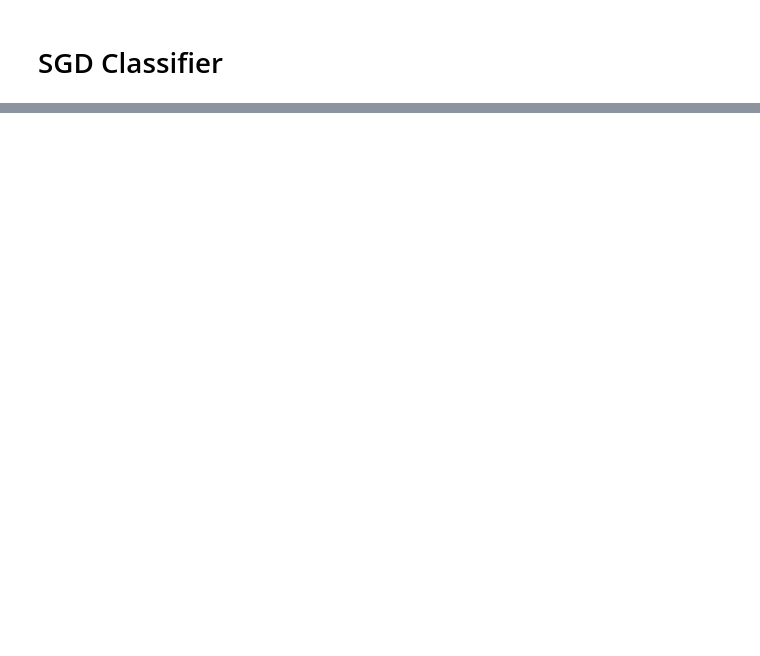
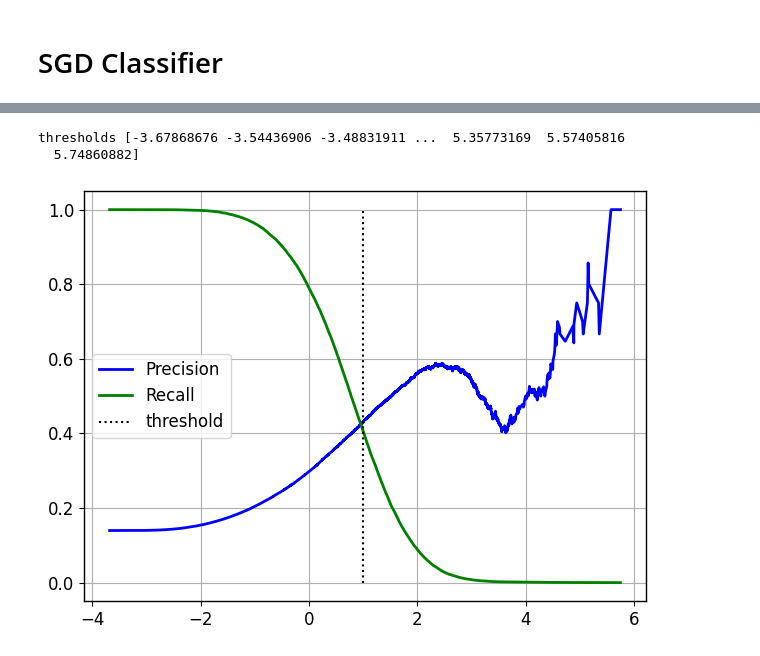
Before and after one commit to Grade123/NTNU-IE500618-Assignment-2, a Jupyter notebook: notebooks/diabetes_classification.ipynb, the cells around one changed output, grey strips where cells are left out. Cells and saved outputs as stored; diff of their text form; code cells hidden in the pictures; blank space fills up the shorter version.

```diff
--- a/notebooks/diabetes_classification.ipynb
+++ b/notebooks/diabetes_classification.ipynb
@@ -101,0 +170,17 @@ ConfusionMatrixDisplay(cm).plot()
+# %%
+precisions, recalls, thresholds = precision_recall_curve(y_train, y_scores_sgd)
+
+print('thresholds', thresholds)
+
+threshold = 1
+
+plt.plot(thresholds, precisions[:-1], color="blue", label="Precision", linewidth=2)
+plt.plot(thresholds, recalls[:-1], color="green", label="Recall", linewidth=2)
+plt.vlines(threshold, 0, 1.0, "k", "dotted", label="threshold")
+plt.legend()
+plt.grid()
+plt.show()
+# %% [output]
+thresholds [-3.67868676 -3.54436906 -3.48831911 ...  5.35773169  5.57405816
+  5.74860882]
+[figure, added]
```
Also changed, not shown: parts of 33 cells of this notebook.
